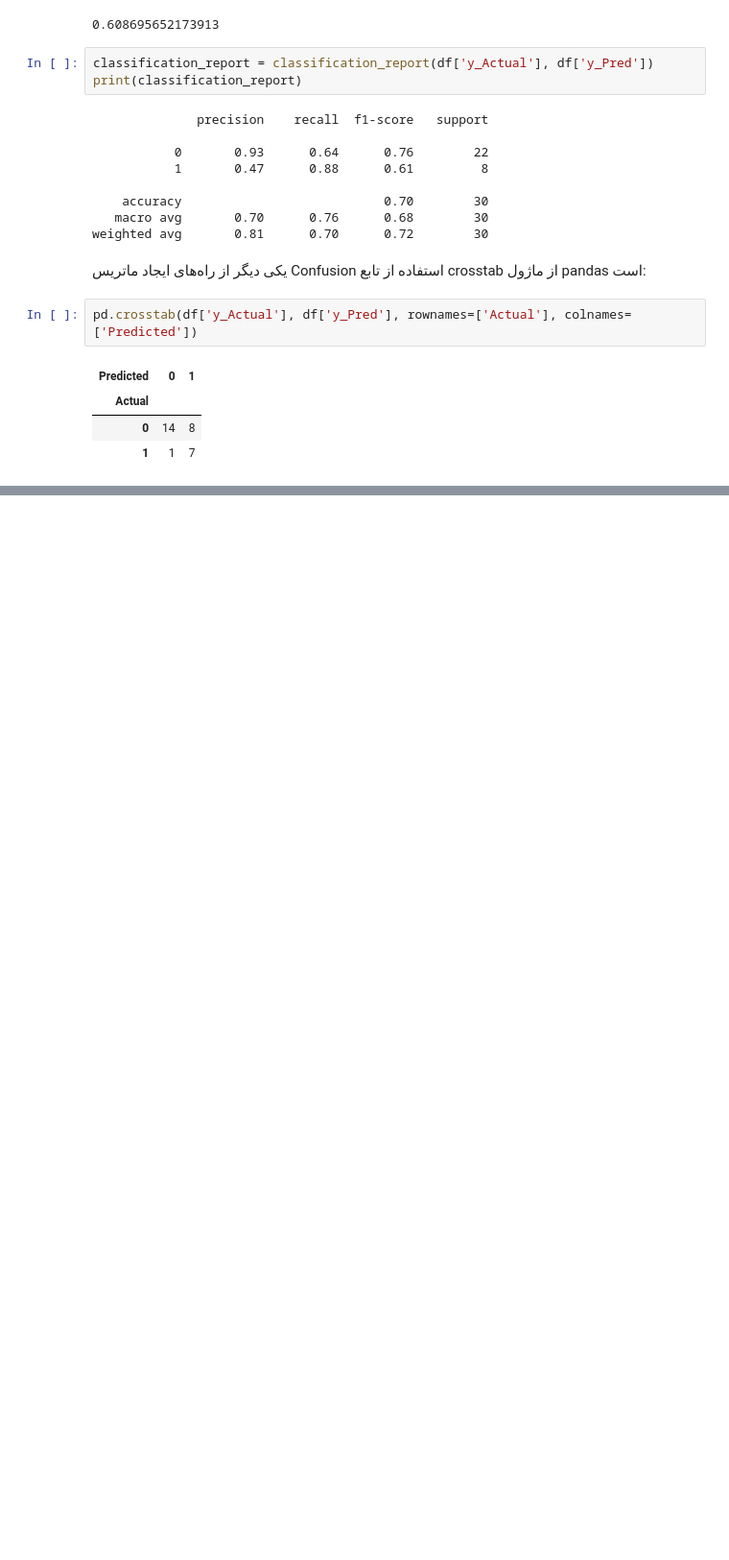
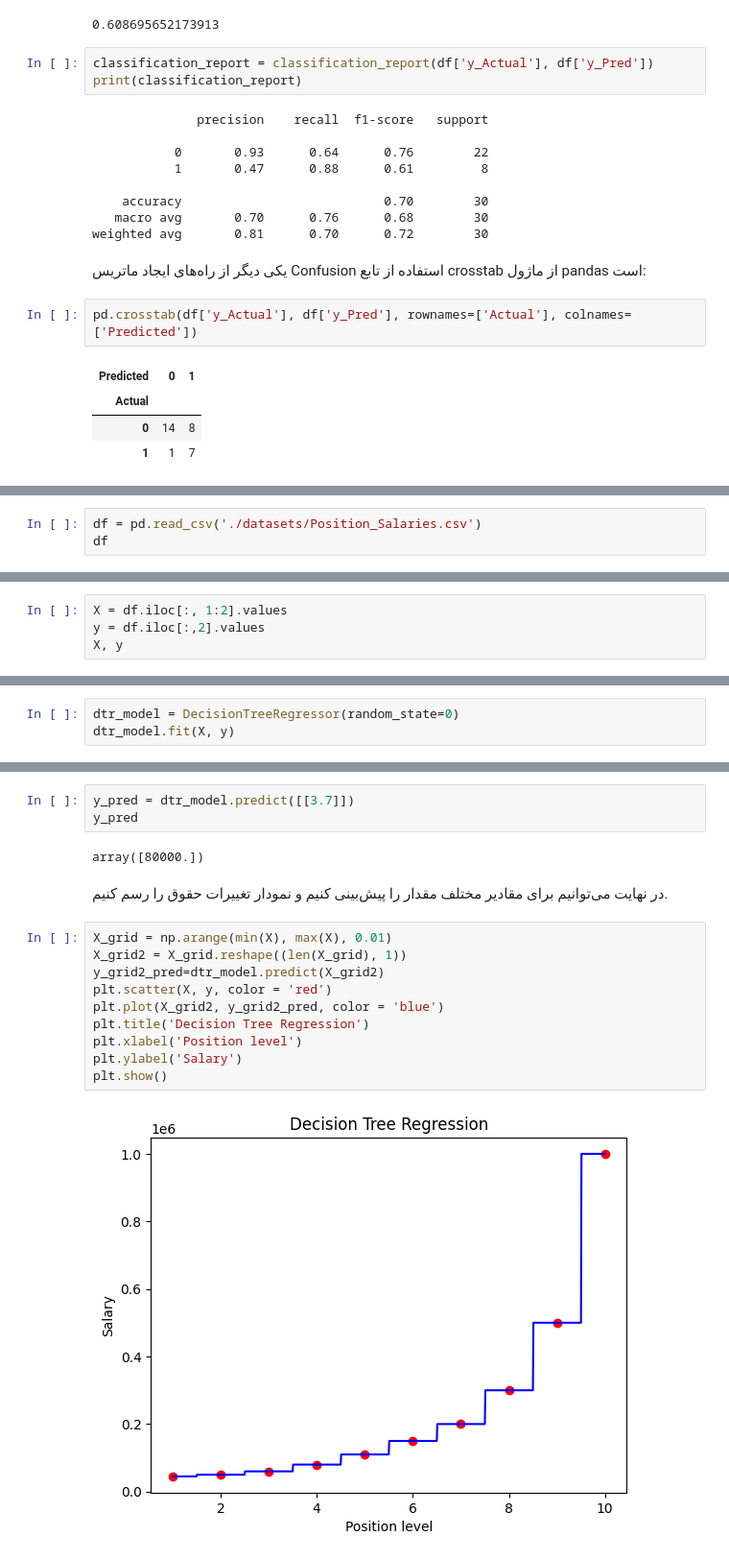
Before and after one commit to aghababaei-alireza/AI_Darsman, a Jupyter notebook: Semester 5 - Machine Learning/Learn/Part3-3-Regression.ipynb, the cells around one changed output, grey strips where cells are left out. Shown at 96% size. Saved outputs shown, nothing was run; the diff lists cells and outputs as text; blank space fills up the shorter version.

```diff
--- a/Semester 5 - Machine Learning/Learn/Part3-3-Regression.ipynb
+++ b/Semester 5 - Machine Learning/Learn/Part3-3-Regression.ipynb
@@ -285,0 +737,3 @@ pd.crosstab(df['y_Actual'], df['y_Pred'], rownames=['Actual'], colnames=['Predic
+# %%
+df = pd.read_csv('./datasets/Position_Salaries.csv')
+df
@@ -285,0 +764,4 @@ pd.crosstab(df['y_Actual'], df['y_Pred'], rownames=['Actual'], colnames=['Predic
+# %%
+X = df.iloc[:, 1:2].values
+y = df.iloc[:,2].values
+X, y
@@ -285,0 +791,3 @@ pd.crosstab(df['y_Actual'], df['y_Pred'], rownames=['Actual'], colnames=['Predic
+# %%
+dtr_model = DecisionTreeRegressor(random_state=0)
+dtr_model.fit(X, y)
@@ -285,0 +807,21 @@ pd.crosstab(df['y_Actual'], df['y_Pred'], rownames=['Actual'], colnames=['Predic
+# %%
+y_pred = dtr_model.predict([[3.7]])
+y_pred
+# %% [output]
+array([80000.])
+# %% [markdown]
+<p style="font-family:B Nazanin">
+    در نهایت می‌توانیم برای مقادیر مختلف مقدار را پیش‌بینی کنیم و نمودار تغییرات حقوق را رسم کنیم.
+</p>
+# %%
+X_grid = np.arange(min(X), max(X), 0.01)
+X_grid2 = X_grid.reshape((len(X_grid), 1))
+y_grid2_pred=dtr_model.predict(X_grid2)
+plt.scatter(X, y, color = 'red')
+plt.plot(X_grid2, y_grid2_pred, color = 'blue')
+plt.title('Decision Tree Regression')
+plt.xlabel('Position level')
+plt.ylabel('Salary')
+plt.show()
+# %% [output]
+[figure, added]
```
Also changed, not shown: parts of 181 cells of this notebook, 25 other files.
